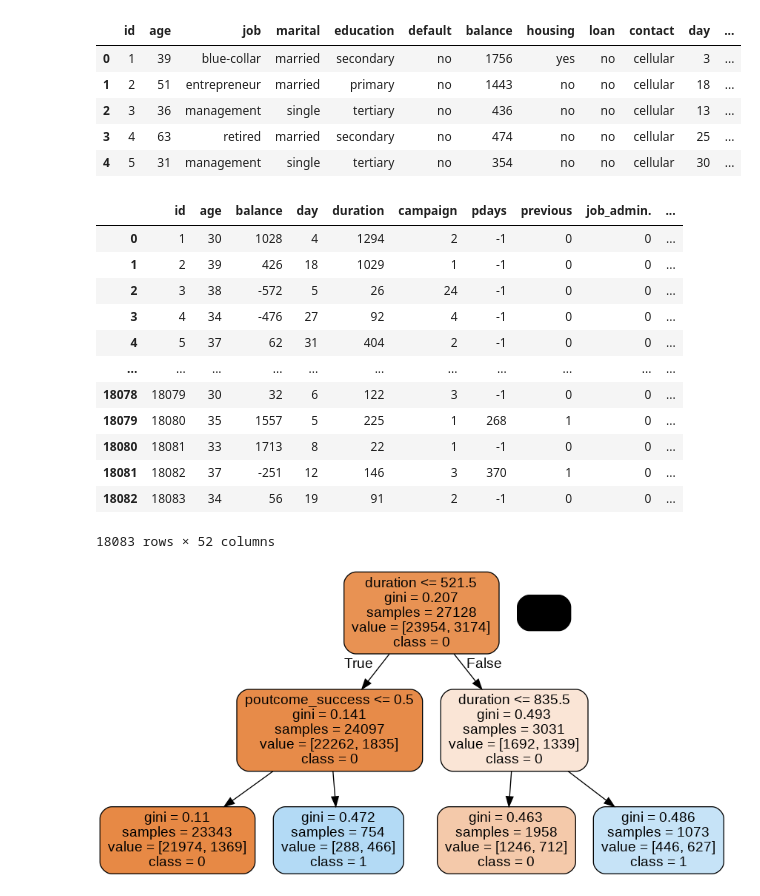
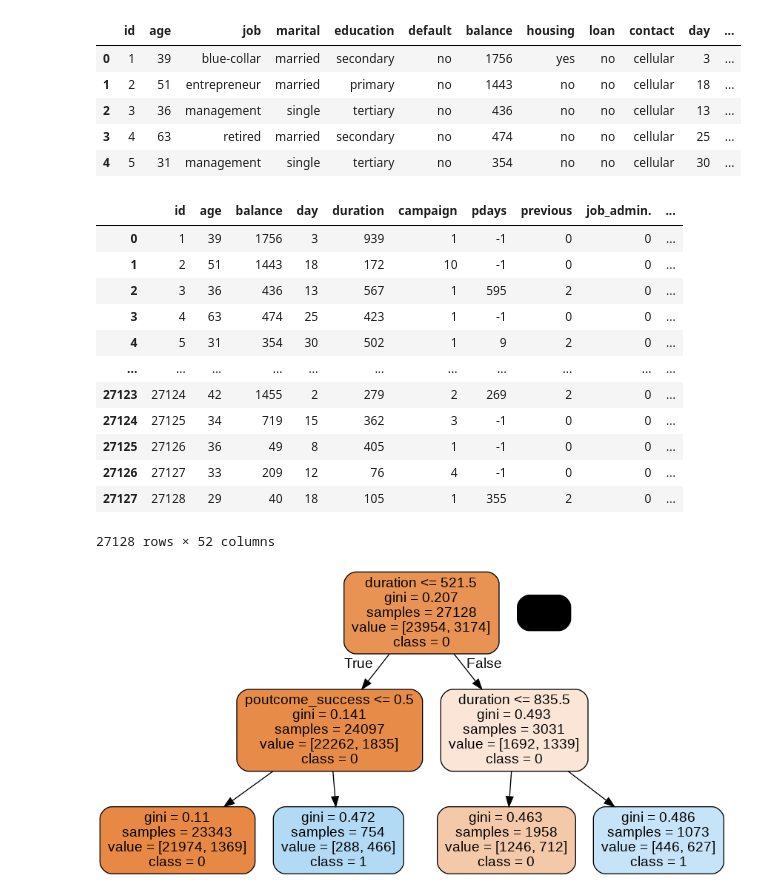
Before and after one commit to umanari145/python_ai, a Jupyter notebook: zero_kara_data_case02.ipynb, the cells around one changed output. Cells and saved outputs as stored; diff of their text form; code cells hidden in the pictures.

```diff
--- a/zero_kara_data_case02.ipynb
+++ b/zero_kara_data_case02.ipynb
@@ -200,22 +201,23 @@ trainY = train["y"]
 # %%
 testX = test.copy();
 # dummy変数によるフラグ化
 trainX = pd.get_dummies(trainX)
 testX = pd.get_dummies(testX)
+trainX
 # %% [output]
 |  | id | age | balance | day | duration | campaign | pdays | previous | job_admin. | ... |
-| 0 | 1 | 30 | 1028 | 4 | 1294 | 2 | -1 | 0 | 0 | ... |
-| 1 | 2 | 39 | 426 | 18 | 1029 | 1 | -1 | 0 | 0 | ... |
-| 2 | 3 | 38 | -572 | 5 | 26 | 24 | -1 | 0 | 0 | ... |
-| 3 | 4 | 34 | -476 | 27 | 92 | 4 | -1 | 0 | 0 | ... |
-| 4 | 5 | 37 | 62 | 31 | 404 | 2 | -1 | 0 | 0 | ... |
+| 0 | 1 | 39 | 1756 | 3 | 939 | 1 | -1 | 0 | 0 | ... |
+| 1 | 2 | 51 | 1443 | 18 | 172 | 10 | -1 | 0 | 0 | ... |
+| 2 | 3 | 36 | 436 | 13 | 567 | 1 | 595 | 2 | 0 | ... |
+| 3 | 4 | 63 | 474 | 25 | 423 | 1 | -1 | 0 | 0 | ... |
+| 4 | 5 | 31 | 354 | 30 | 502 | 1 | 9 | 2 | 0 | ... |
 | ... | ... | ... | ... | ... | ... | ... | ... | ... | ... | ... |
-| 18078 | 18079 | 30 | 32 | 6 | 122 | 3 | -1 | 0 | 0 | ... |
-| 18079 | 18080 | 35 | 1557 | 5 | 225 | 1 | 268 | 1 | 0 | ... |
-| 18080 | 18081 | 33 | 1713 | 8 | 22 | 1 | -1 | 0 | 0 | ... |
-| 18081 | 18082 | 37 | -251 | 12 | 146 | 3 | 370 | 1 | 0 | ... |
-| 18082 | 18083 | 34 | 56 | 19 | 91 | 2 | -1 | 0 | 0 | ... |
+| 27123 | 27124 | 42 | 1455 | 2 | 279 | 2 | 269 | 2 | 0 | ... |
+| 27124 | 27125 | 34 | 719 | 15 | 362 | 3 | -1 | 0 | 0 | ... |
+| 27125 | 27126 | 36 | 49 | 8 | 405 | 1 | -1 | 0 | 0 | ... |
+| 27126 | 27127 | 33 | 209 | 12 | 76 | 4 | -1 | 0 | 0 | ... |
+| 27127 | 27128 | 29 | 40 | 18 | 105 | 1 | 355 | 2 | 0 | ... |
-18083 rows × 52 columns
+27128 rows × 52 columns
 # %%
 clf1 = DT(max_depth=2, min_samples_leaf= 500)
 clf1.fit(trainX, trainY)
```
Also changed, not shown: parts of 7 cells of this notebook.
